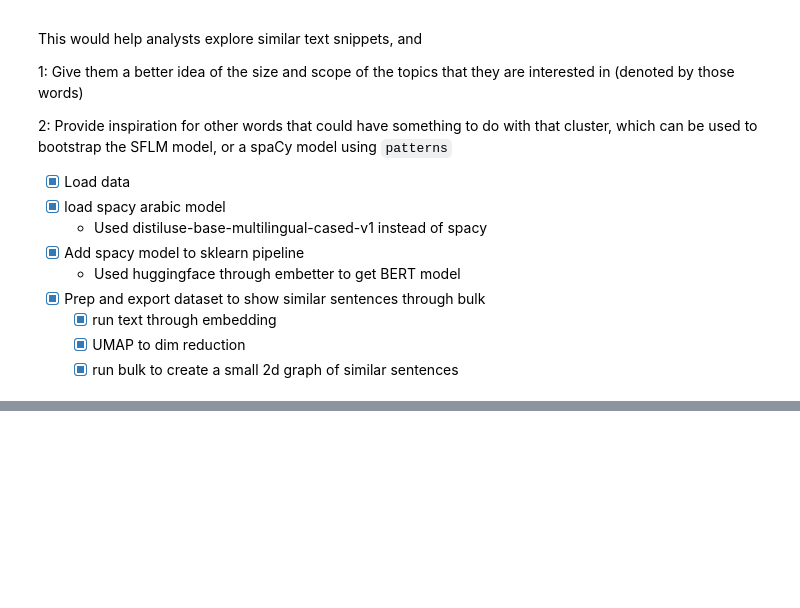
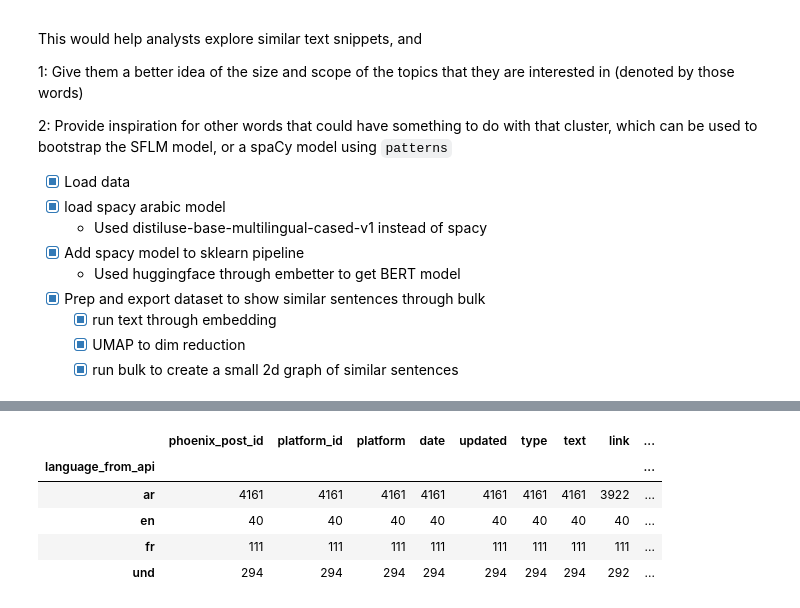
Before and after one commit to danielkingori/phoenix, a Jupyter notebook: phoenix/tag/labelling/explore_new_terms_sfm.ipynb, the cells around one changed output, grey strips where cells are left out. Saved outputs shown, nothing was run; the diff lists cells and outputs as text; code cells hidden in the pictures; blank space fills up the shorter version.

```diff
--- a/phoenix/tag/labelling/explore_new_terms_sfm.ipynb
+++ b/phoenix/tag/labelling/explore_new_terms_sfm.ipynb
@@ -52,5 +57,5 @@ utils.setup_notebook_logging()
 prodigy_dmaps_df_path = f"{artifacts.urls.get_local()}/prodigy/"
 tweets_dmaps_path = f"{artifacts.urls.get_local()}/prodigy/dmaps_jordan_tweets.csv"
 written_path = "/Users/andrewsutjahjo/git/python/phoenix/local_artifacts//prodigy/dmaps_jordan_tweets-11.csv"
-
+fb_posts_tanzania_path = f"{prodigy_dmaps_df_path}tanzania_facebook_posts_final.parquet"
 output_path = f"{artifacts.urls.get_local()}/prodigy/dmaps_jordan_tweets-11.csv"
@@ -57,4 +89,13 @@ output_path = f"{artifacts.urls.get_local()}/prodigy/dmaps_jordan_tweets-11.csv"
 # %%
-df = pd.read_csv(written_path)
+df = artifacts.dataframes.get(fb_posts_tanzania_path).dataframe
 # %%
-# df = df[:10]
+df.groupby("language_from_api").count()
+
+#  df = df[:10]
+# %% [output]
+|  | phoenix_post_id | platform_id | platform | date | updated | type | text | link | ... |
+| language_from_api |  |  |  |  |  |  |  |  | ... |
+| ar | 4161 | 4161 | 4161 | 4161 | 4161 | 4161 | 4161 | 3922 | ... |
+| en | 40 | 40 | 40 | 40 | 40 | 40 | 40 | 40 | ... |
+| fr | 111 | 111 | 111 | 111 | 111 | 111 | 111 | 111 | ... |
+| und | 294 | 294 | 294 | 294 | 294 | 294 | 294 | 292 | ... |
```
Also changed, not shown: parts of 9 cells of this notebook, 2 other files.
